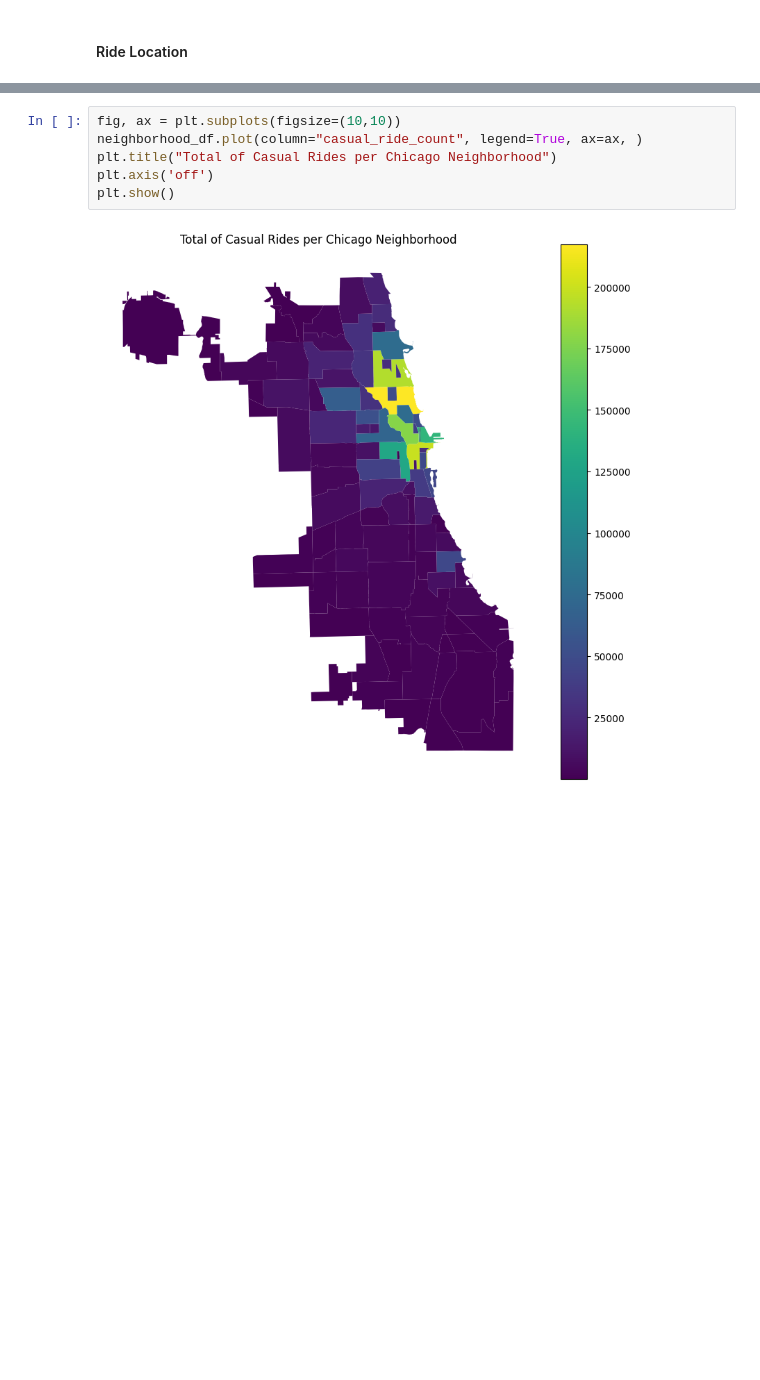
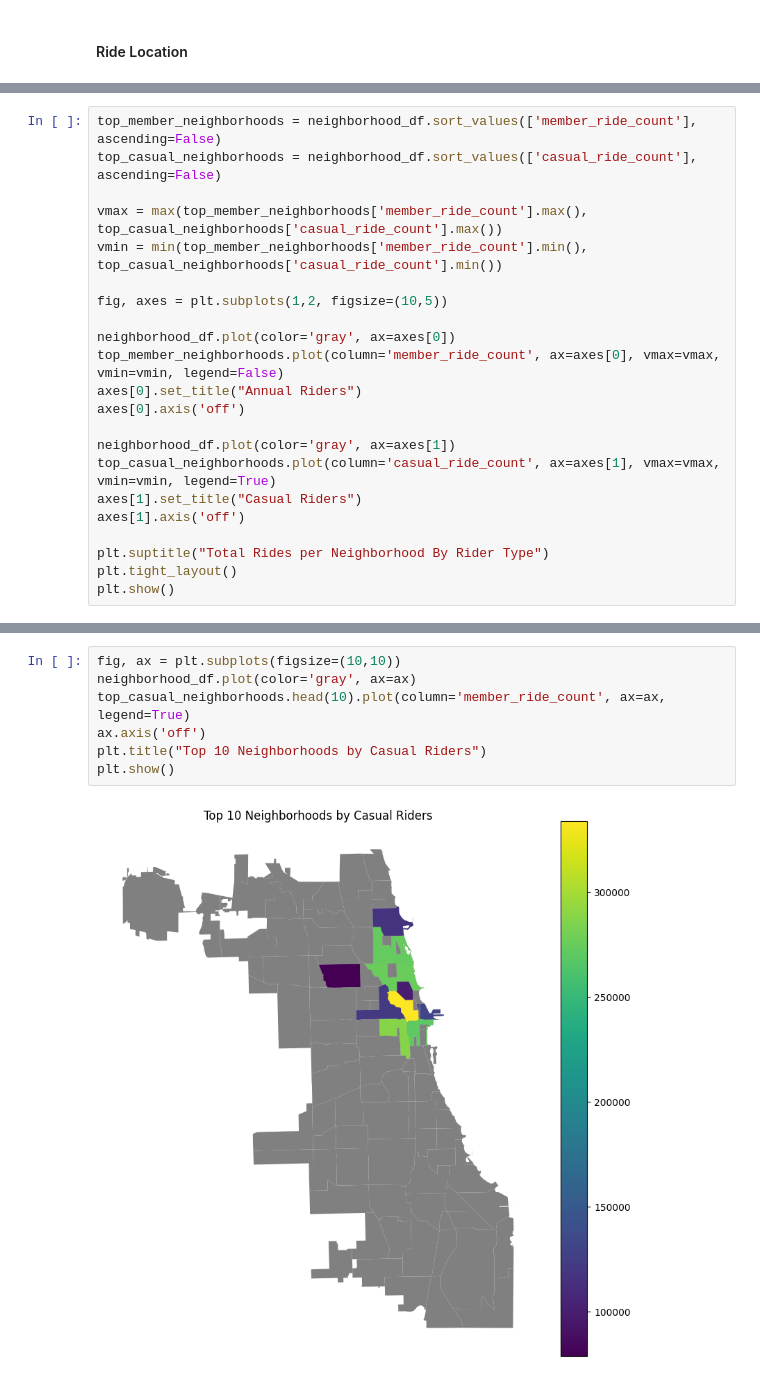
Before and after one commit to paulgreber/RideShareAnalysis, a Jupyter notebook: ride_share_analysis.ipynb, the cells around one changed output, grey strips where cells are left out. Drawn from its saved outputs; the diff is of its cells as text; blank space fills up the shorter version.

```diff
--- a/ride_share_analysis.ipynb
+++ b/ride_share_analysis.ipynb
@@ -578,0 +610,22 @@ plt.show()
+# %%
+top_member_neighborhoods = neighborhood_df.sort_values(['member_ride_count'], ascending=False)
+top_casual_neighborhoods = neighborhood_df.sort_values(['casual_ride_count'], ascending=False)
+
+vmax = max(top_member_neighborhoods['member_ride_count'].max(), top_casual_neighborhoods['casual_ride_count'].max())
+vmin = min(top_member_neighborhoods['member_ride_count'].min(), top_casual_neighborhoods['casual_ride_count'].min())
+
+fig, axes = plt.subplots(1,2, figsize=(10,5))
+
+neighborhood_df.plot(color='gray', ax=axes[0])
+top_member_neighborhoods.plot(column='member_ride_count', ax=axes[0], vmax=vmax, vmin=vmin, legend=False)
+axes[0].set_title("Annual Riders")
+axes[0].axis('off')
+
+neighborhood_df.plot(color='gray', ax=axes[1])
+top_casual_neighborhoods.plot(column='casual_ride_count', ax=axes[1], vmax=vmax, vmin=vmin, legend=True)
+axes[1].set_title("Casual Riders")
+axes[1].axis('off')
+
+plt.suptitle("Total Rides per Neighborhood By Rider Type")
+plt.tight_layout()
+plt.show()
@@ -587,8 +662,9 @@ plt.show()
 # %%
 fig, ax = plt.subplots(figsize=(10,10))
-neighborhood_df.plot(column="casual_ride_count", legend=True, ax=ax, )
-plt.title("Total of Casual Rides per Chicago Neighborhood")
-plt.axis('off')
+neighborhood_df.plot(color='gray', ax=ax)
+top_casual_neighborhoods.head(10).plot(column='member_ride_count', ax=ax, legend=True)
+ax.axis('off')
+plt.title("Top 10 Neighborhoods by Casual Riders")
 plt.show()
 # %% [output]
-[figure, old version]
+[figure, new version]
```
Also changed, not shown: parts of 23 cells of this notebook, 8 other files.
